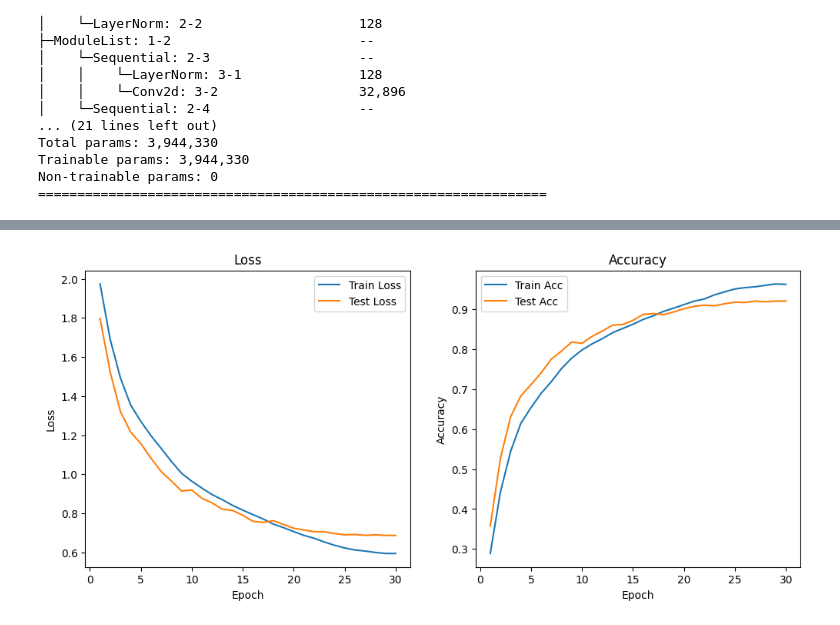
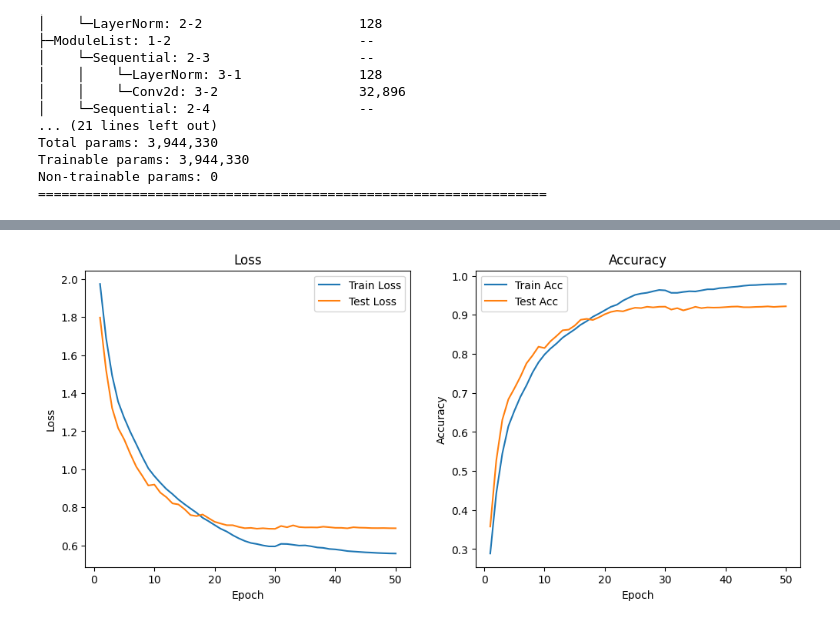
Before and after one commit to Gosiuniunia/Sieci-neuronowe, a Jupyter notebook: convnext.ipynb, the cells around one changed output, grey strips where cells are left out. Drawn from its saved outputs; the diff is of its cells as text; code cells hidden in the pictures.

Commit message:
Additional convnext training

```diff
--- a/convnext.ipynb
+++ b/convnext.ipynb
@@ -273,5 +274,16 @@ Epoch 10/30: Train Loss=0.9644, Train Acc=0.7983, Test Loss=0.9196, Test Acc=0.8
 Epoch 11/30: Train Loss=0.9289, Train Acc=0.8137, Test Loss=0.8770, Test Acc=0.8325
 Epoch 12/30: Train Loss=0.8960, Train Acc=0.8267, Test Loss=0.8532, Test Acc=0.8459
 ... (18 outputs left out)
+# %%
+# Training history saving
+history_filename = f"trainmetrics_convnext_2.json"
+
+with open(f"{folder_path}/{history_filename}", "w") as f:
+    json.dump({
+        "train_losses": train_losses,
+        "test_losses": test_losses,
+        "train_accs": train_accs,
+        "test_accs": test_accs
+    }, f, indent=4)
 # %%
 # Model loading
@@ -347,46 +364,35 @@ weighted avg     0.9208    0.9209    0.9208     10000
-# %%
-import json
-# Training history saving
-filename = f"trainmetrics_{model_name}.json"
-
-with open(f"{folder_path}/{filename}", "w") as f:
-    json.dump({
-        "train_losses": train_losses,
-        "test_losses": test_losses,
-        "train_accs": train_accs,
-        "test_accs": test_accs
-    }, f, indent=4)
 # %%
-history_filename = "trainmetrics_convnext_2.json"
+# Plotting loss and accuracy
+history_filename = "trainmetrics_convnext_2add.json"
 
-with open(f"{folder_path}/{filename}", "r") as f:
+with open(f"{folder_path}/{history_filename}", "r") as f:
     data = json.load(f)
 
     train_losses = data["train_losses"]
     test_losses = data["test_losses"]
     train_accs = data["train_accs"]
     test_accs = data["test_accs"]
 
     epochs = len(train_losses)
 
 
 plt.figure(figsize=(12,5))
 plt.subplot(1,2,1)
 plt.plot(range(1, epochs+1), train_losses, label='Train Loss')
 plt.plot(range(1, epochs+1), test_losses, label='Test Loss')
 plt.xlabel('Epoch')
 plt.ylabel('Loss')
 plt.legend()
 plt.title(f'Loss')
 
 plt.subplot(1,2,2)
 plt.plot(range(1, epochs+1), train_accs, label='Train Acc')
 plt.plot(range(1, epochs+1), test_accs, label='Test Acc')
 plt.xlabel('Epoch')
 plt.ylabel('Accuracy')
 plt.legend()
 plt.title(f'Accuracy')
 
 plt.show()
 # %% [output]
-[figure, old version]
+[figure, new version]
```
Also changed, not shown: parts of 6 cells of this notebook.
